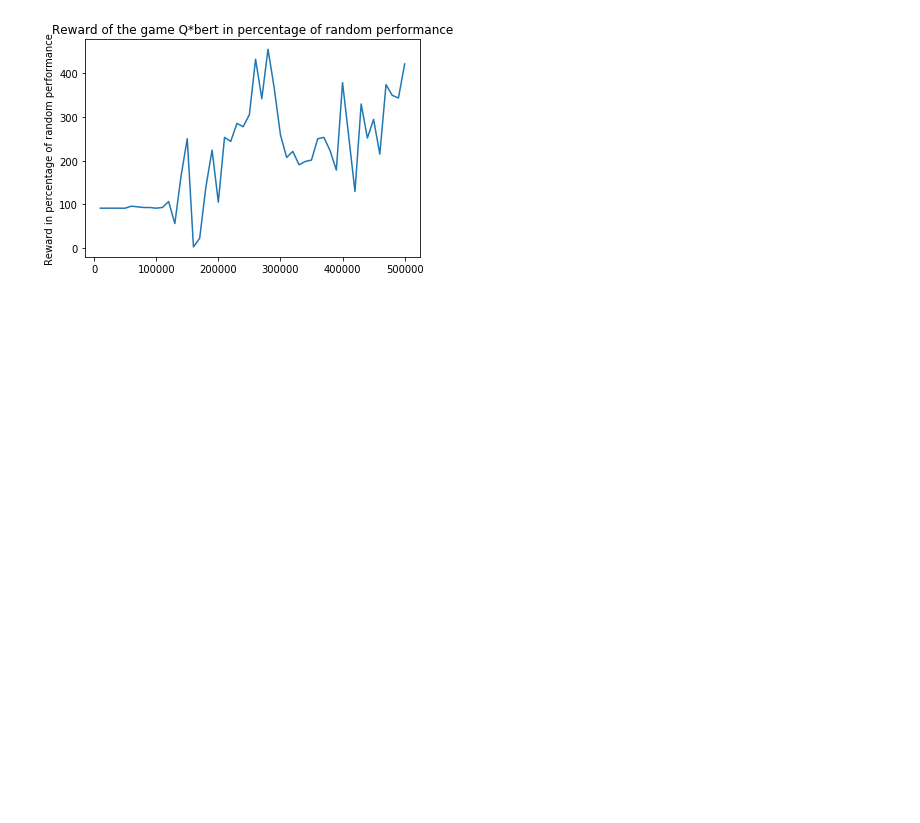
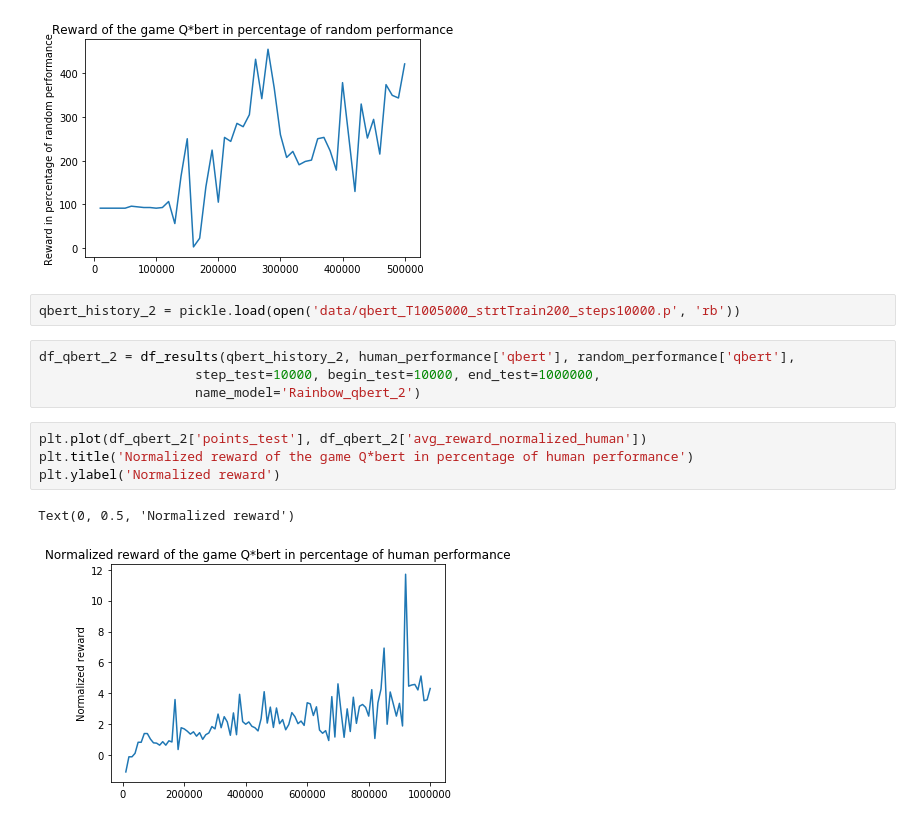
Before and after one commit to BWallyn/Rainbow, a Jupyter notebook: visualization/Visualization_results.ipynb, the cells around one changed output. Saved outputs shown, nothing was run; the diff lists cells and outputs as text; blank space fills up the shorter version.

```diff
--- a/visualization/Visualization_results.ipynb
+++ b/visualization/Visualization_results.ipynb
@@ -122,3 +124,16 @@ plt.ylabel('Reward in percentage of random performance')
 # %% [output]
 Text(0, 0.5, 'Reward in percentage of random performance')
 [figure]
+# %%
+qbert_history_2 = pickle.load(open('data/qbert_T1005000_strtTrain200_steps10000.p', 'rb'))
+# %%
+df_qbert_2 = df_results(qbert_history_2, human_performance['qbert'], random_performance['qbert'],
+                    step_test=10000, begin_test=10000, end_test=1000000,
+                    name_model='Rainbow_qbert_2')
+# %%
+plt.plot(df_qbert_2['points_test'], df_qbert_2['avg_reward_normalized_human'])
+plt.title('Normalized reward of the game Q*bert in percentage of human performance')
+plt.ylabel('Normalized reward')
+# %% [output]
+Text(0, 0.5, 'Normalized reward')
+[figure, added]
```
Also changed, not shown: parts of 29 cells of this notebook, 17 other files.
